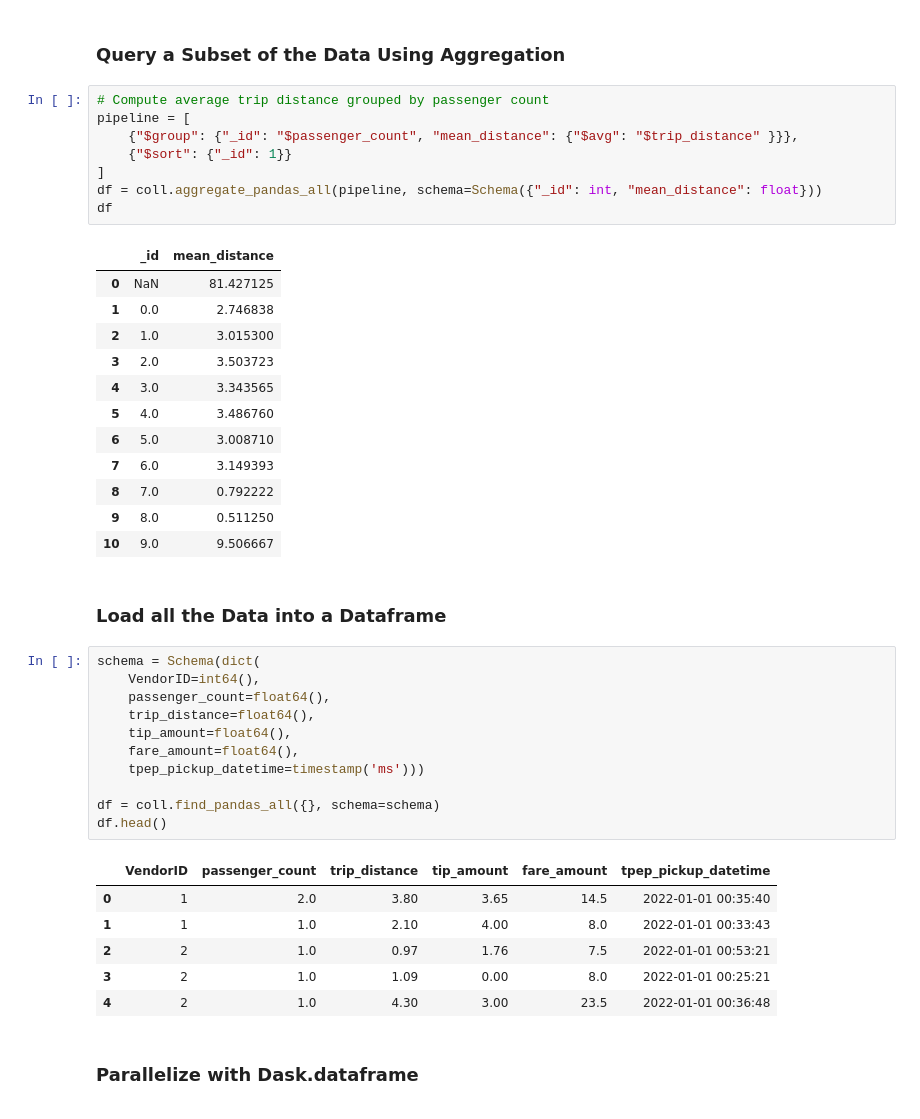
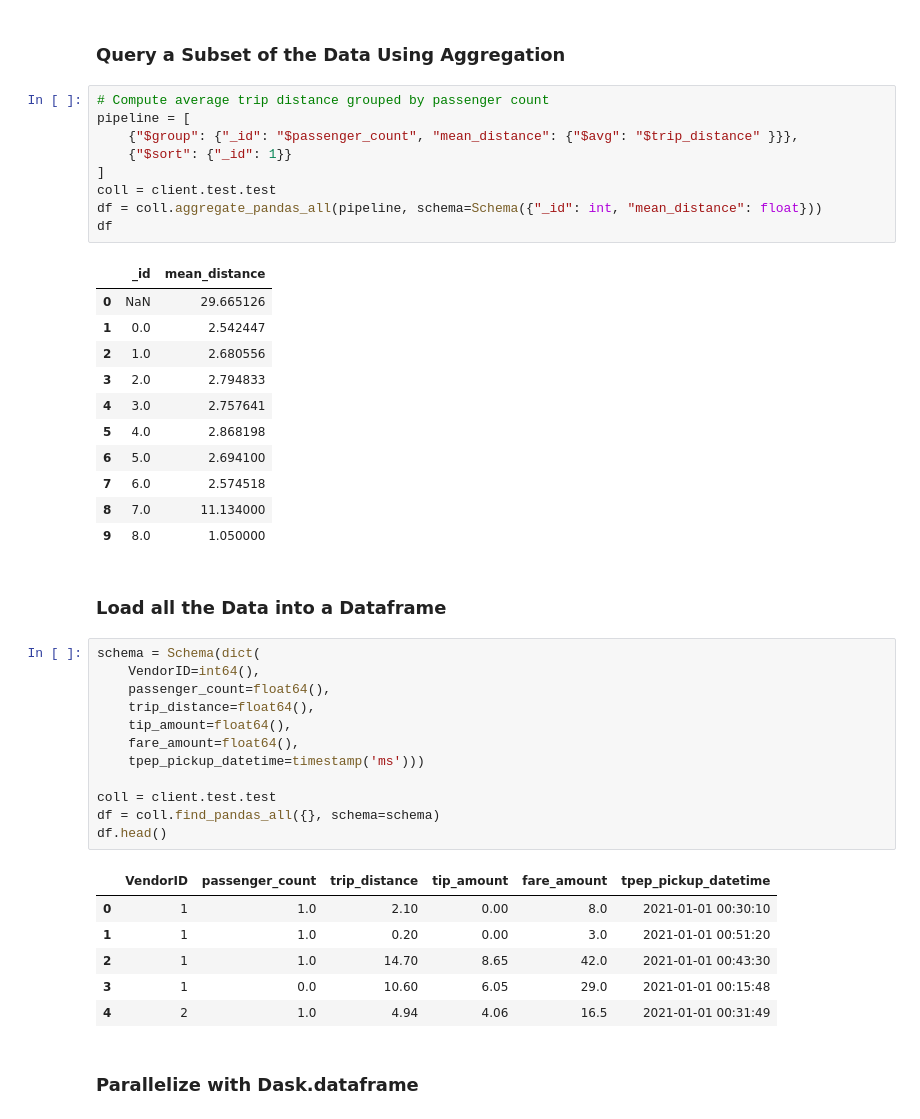
Before and after one commit to blink1073/pymongoarrow-demo, a Jupyter notebook: demo.ipynb, the cells around one changed output. Saved outputs shown, nothing was run; the diff lists cells and outputs as text.

```diff
--- a/demo.ipynb
+++ b/demo.ipynb
@@ -144,41 +130,42 @@ pipeline = [
     {"$group": {"_id": "$passenger_count", "mean_distance": {"$avg": "$trip_distance" }}},
     {"$sort": {"_id": 1}}
 ]
+coll = client.test.test
 df = coll.aggregate_pandas_all(pipeline, schema=Schema({"_id": int, "mean_distance": float}))
 df
 # %% [output]
 |  | _id | mean_distance |
-| 0 | NaN | 81.427125 |
-| 1 | 0.0 | 2.746838 |
-| 2 | 1.0 | 3.015300 |
-| 3 | 2.0 | 3.503723 |
-| 4 | 3.0 | 3.343565 |
-| 5 | 4.0 | 3.486760 |
-| 6 | 5.0 | 3.008710 |
-| 7 | 6.0 | 3.149393 |
-| 8 | 7.0 | 0.792222 |
-| 9 | 8.0 | 0.511250 |
-| 10 | 9.0 | 9.506667 |
+| 0 | NaN | 29.665126 |
+| 1 | 0.0 | 2.542447 |
+| 2 | 1.0 | 2.680556 |
+| 3 | 2.0 | 2.794833 |
+| 4 | 3.0 | 2.757641 |
+| 5 | 4.0 | 2.868198 |
+| 6 | 5.0 | 2.694100 |
+| 7 | 6.0 | 2.574518 |
+| 8 | 7.0 | 11.134000 |
+| 9 | 8.0 | 1.050000 |
 # %% [markdown]
 ### Load all the Data into a Dataframe
 # %%
 schema = Schema(dict(
     VendorID=int64(),
     passenger_count=float64(),
     trip_distance=float64(),
     tip_amount=float64(),
     fare_amount=float64(),
     tpep_pickup_datetime=timestamp('ms')))
 
+coll = client.test.test
 df = coll.find_pandas_all({}, schema=schema)
 df.head()
 # %% [output]
 |  | VendorID | passenger_count | trip_distance | tip_amount | fare_amount | tpep_pickup_datetime |
-| 0 | 1 | 2.0 | 3.80 | 3.65 | 14.5 | 2022-01-01 00:35:40 |
-| 1 | 1 | 1.0 | 2.10 | 4.00 | 8.0 | 2022-01-01 00:33:43 |
-| 2 | 2 | 1.0 | 0.97 | 1.76 | 7.5 | 2022-01-01 00:53:21 |
-| 3 | 2 | 1.0 | 1.09 | 0.00 | 8.0 | 2022-01-01 00:25:21 |
-| 4 | 2 | 1.0 | 4.30 | 3.00 | 23.5 | 2022-01-01 00:36:48 |
+| 0 | 1 | 1.0 | 2.10 | 0.00 | 8.0 | 2021-01-01 00:30:10 |
+| 1 | 1 | 1.0 | 0.20 | 0.00 | 3.0 | 2021-01-01 00:51:20 |
+| 2 | 1 | 1.0 | 14.70 | 8.65 | 42.0 | 2021-01-01 00:43:30 |
+| 3 | 1 | 0.0 | 10.60 | 6.05 | 29.0 | 2021-01-01 00:15:48 |
+| 4 | 2 | 1.0 | 4.94 | 4.06 | 16.5 | 2021-01-01 00:31:49 |
 # %% [markdown]
 ### Parallelize with Dask.dataframe
 # %%
```
Also changed, not shown: parts of 27 cells of this notebook, 1 other file.
